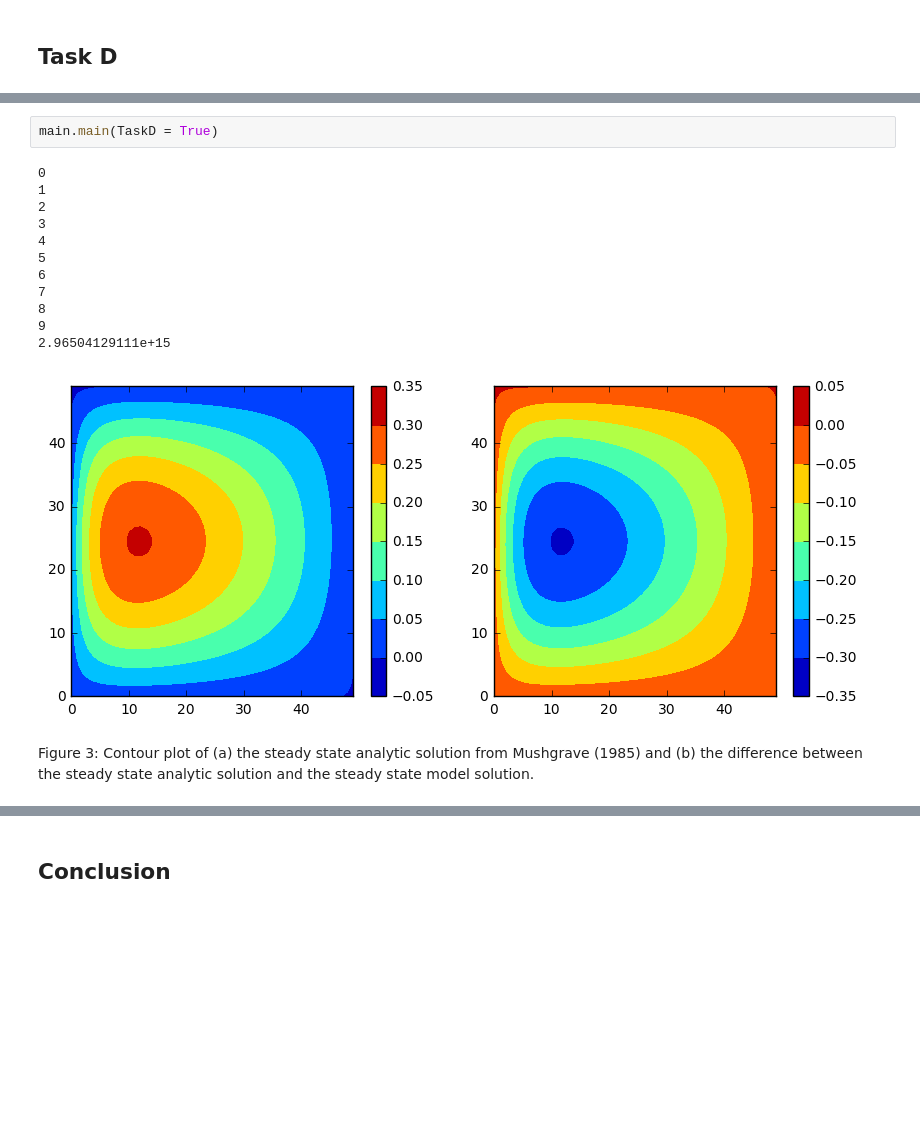
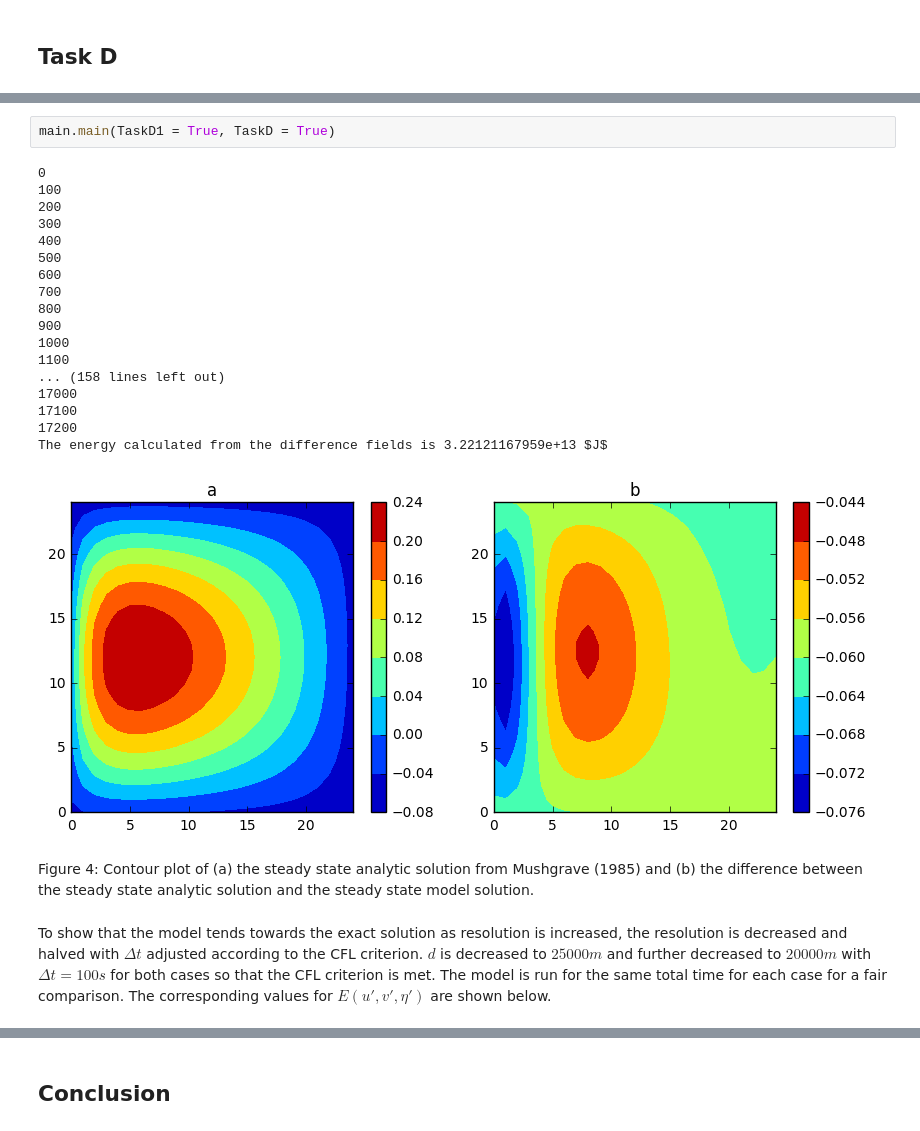
Before and after one commit to joshleeck/MTMW14, a Jupyter notebook: Project 2/Project 2.ipynb, the cells around one changed output, grey strips where cells are left out. Saved outputs shown, nothing was run; the diff lists cells and outputs as text; blank space fills up the shorter version.

```diff
--- a/Project 2/Project 2.ipynb
+++ b/Project 2/Project 2.ipynb
@@ -162,17 +188,25 @@ Figure 2: Plot of total energy from the perturbation of the resting ocean agains
 # %%
-main.main(TaskD = True)
+main.main(TaskD1 = True, TaskD = True)
 # %% [output]
 0
-1
-2
-3
-4
-5
-6
-7
-8
-9
-2.96504129111e+15
+100
+200
+300
+400
+500
+600
+700
+800
+900
+1000
+1100
+... (158 lines left out)
+17000
+17100
+17200
+The energy calculated from the difference fields is 3.22121167959e+13 $J$
-[figure, old version]
+[figure, new version]
 # %% [markdown]
-Figure 3: Contour plot of (a) the steady state analytic solution from Mushgrave (1985) and (b) the difference between the steady state analytic solution and the steady state model solution.
+Figure 4: Contour plot of (a) the steady state analytic solution from Mushgrave (1985) and (b) the difference between the steady state analytic solution and the steady state model solution.
+# %% [markdown]
+To show that the model tends towards the exact solution as resolution is increased, the resolution is decreased and halved with $\Delta t$ adjusted according to the CFL criterion. $d$ is decreased to $25000m$ and further decreased to $20000m$ with $\Delta t = 100s$ for both cases so that the CFL criterion is met. The model is run for the same total time for each case for a fair comparison. The corresponding values for $E(u',v',\eta')$ are shown below.
```
Also changed, not shown: parts of 17 cells of this notebook, 4 other files.
